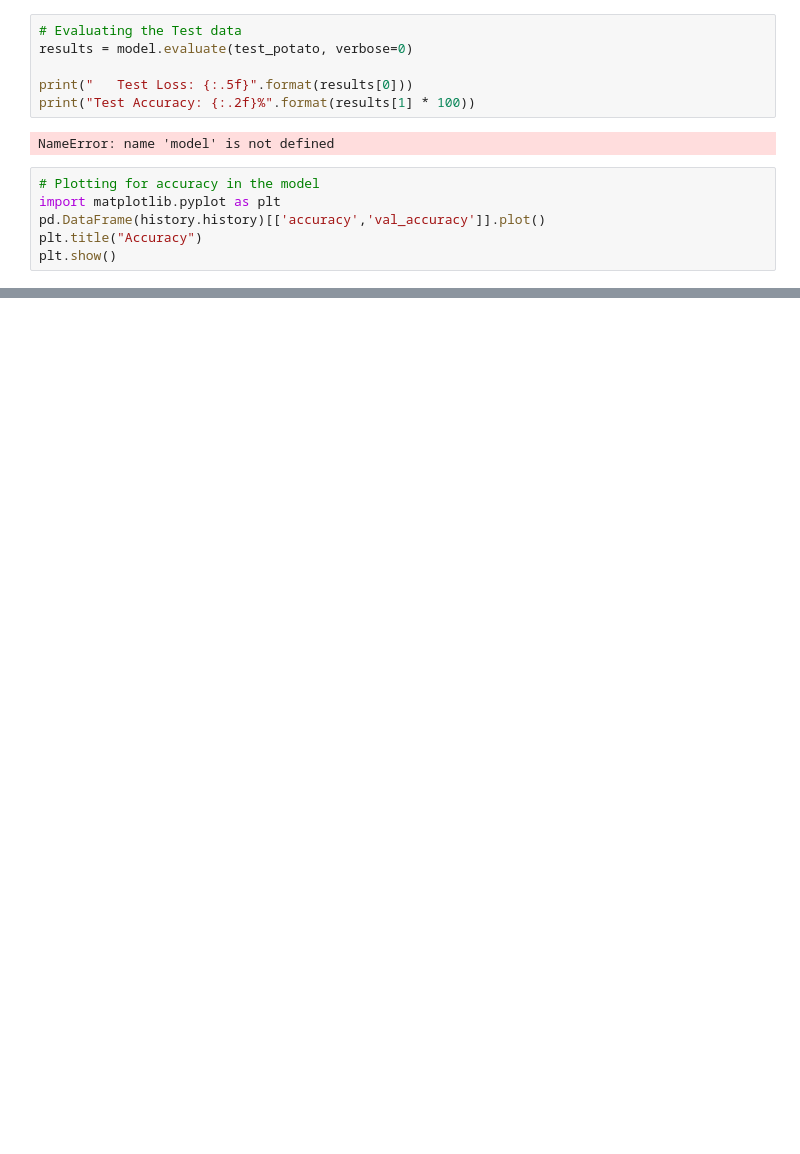
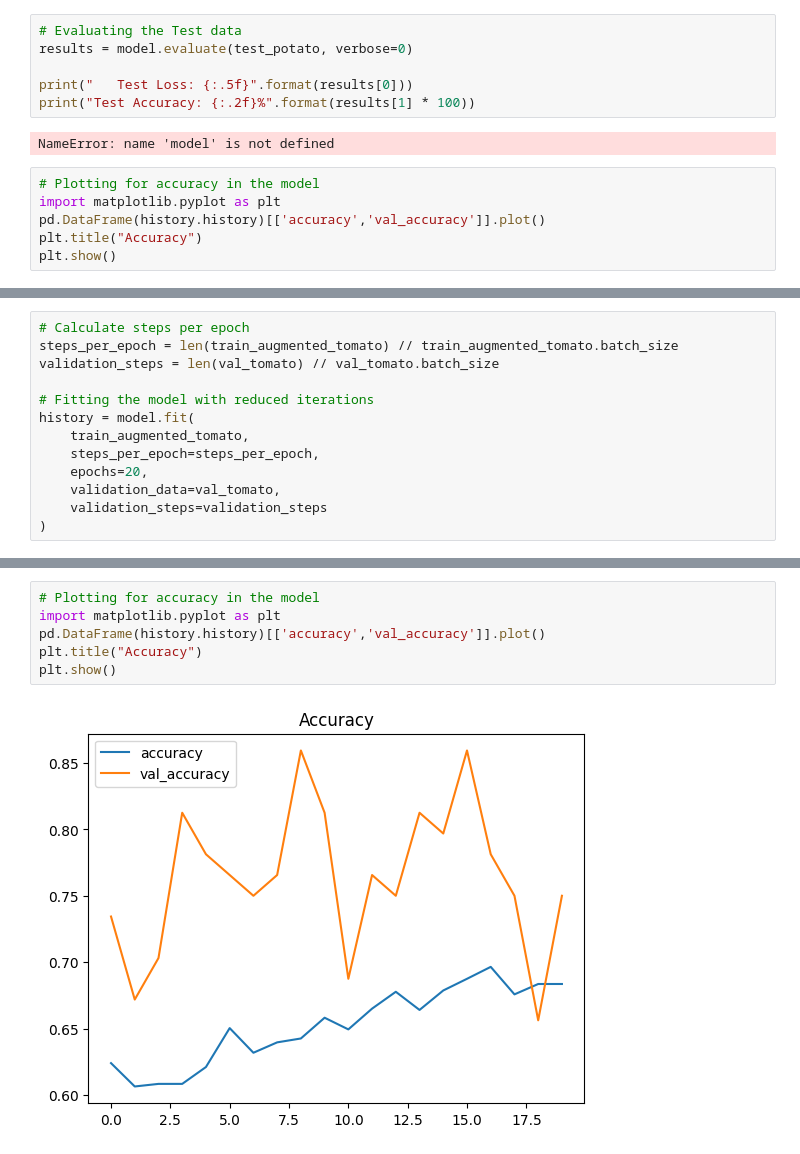
Before and after one commit to KAREN154/PlantPathoDetect-, a Jupyter notebook: Baseline_cnn_moel_with_augumentated_Data.ipynb, the cells around one changed output, grey strips where cells are left out. Drawn from its saved outputs; the diff is of its cells as text; blank space fills up the shorter version.

Commit message:
Run a baseline cnn model on the augmeted tomato data

```diff
--- a/Baseline_cnn_moel_with_augumentated_Data.ipynb
+++ b/Baseline_cnn_moel_with_augumentated_Data.ipynb
@@ -128,0 +193,13 @@ plt.show()
+# %%
+# Calculate steps per epoch
+steps_per_epoch = len(train_augmented_tomato) // train_augmented_tomato.batch_size
+validation_steps = len(val_tomato) // val_tomato.batch_size
+
+# Fitting the model with reduced iterations
+history = model.fit(
+    train_augmented_tomato,
+    steps_per_epoch=steps_per_epoch,
+    epochs=20,
+    validation_data=val_tomato,
+    validation_steps=validation_steps
+)
@@ -128,0 +233,8 @@ plt.show()
+# %%
+# Plotting for accuracy in the model
+import matplotlib.pyplot as plt
+pd.DataFrame(history.history)[['accuracy','val_accuracy']].plot()
+plt.title("Accuracy")
+plt.show()
+# %% [output]
+[figure, added]
```
Also changed, not shown: parts of 4 cells of this notebook.
